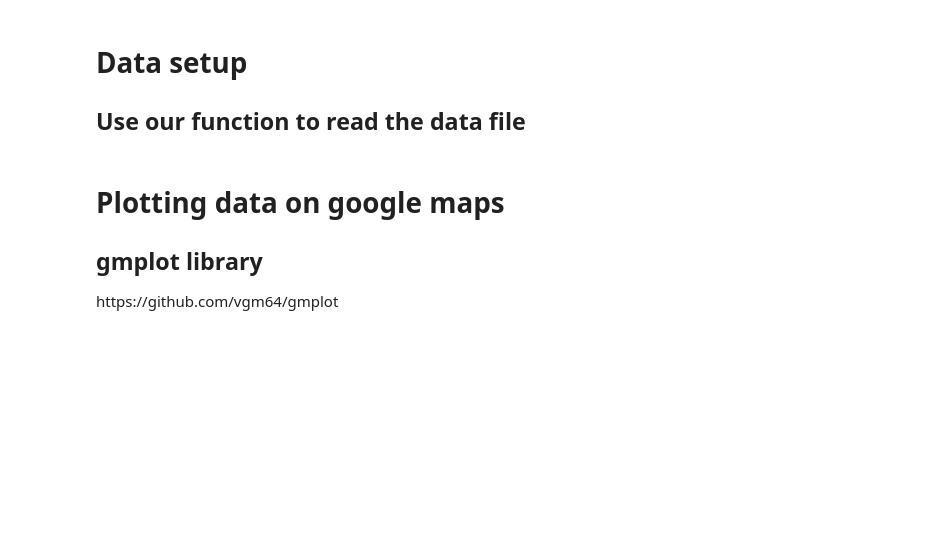
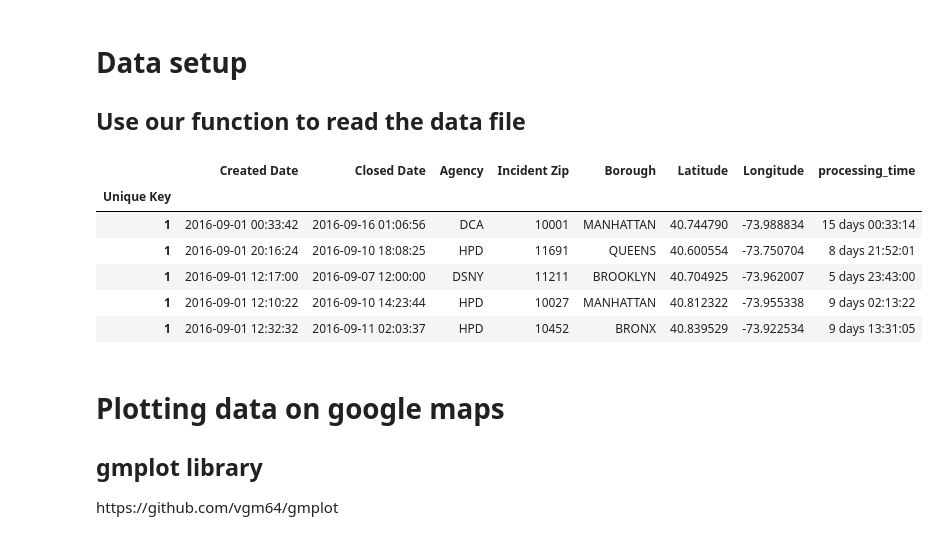
Before and after one commit to ambuilding/Python, a Jupyter notebook: columbiaAnalytics/dataAV/Data_visualization.ipynb, the cells around one changed output. Cells and saved outputs as stored; diff of their text form; code cells hidden in the pictures; blank space fills up the shorter version.

Commit message:
Data processing, cleaning, visualization

```diff
--- a/columbiaAnalytics/dataAV/Data_visualization.ipynb
+++ b/columbiaAnalytics/dataAV/Data_visualization.ipynb
@@ -45,8 +45,18 @@ def read_311_data(datafile):
 
     return df
 # %%
-datafile = "nyc_311_data_subset.csv"
+datafile = "nyc_311_data_subset-2.csv"
 data = read_311_data(datafile)
+# %%
+data.head()
+# %% [output]
+|  | Created Date | Closed Date | Agency | Incident Zip | Borough | Latitude | Longitude | processing_time |
+| Unique Key |  |  |  |  |  |  |  |  |
+| 1 | 2016-09-01 00:33:42 | 2016-09-16 01:06:56 | DCA | 10001 | MANHATTAN | 40.744790 | -73.988834 | 15 days 00:33:14 |
+| 1 | 2016-09-01 20:16:24 | 2016-09-10 18:08:25 | HPD | 11691 | QUEENS | 40.600554 | -73.750704 | 8 days 21:52:01 |
+| 1 | 2016-09-01 12:17:00 | 2016-09-07 12:00:00 | DSNY | 11211 | BROOKLYN | 40.704925 | -73.962007 | 5 days 23:43:00 |
+| 1 | 2016-09-01 12:10:22 | 2016-09-10 14:23:44 | HPD | 10027 | MANHATTAN | 40.812322 | -73.955338 | 9 days 02:13:22 |
+| 1 | 2016-09-01 12:32:32 | 2016-09-11 02:03:37 | HPD | 10452 | BRONX | 40.839529 | -73.922534 | 9 days 13:31:05 |
 # %% [markdown]
 <h1>Plotting data on google maps</h1>
 <h2>gmplot library</h2>
```
Also changed, not shown: parts of 35 cells of this notebook, 8 other files.
